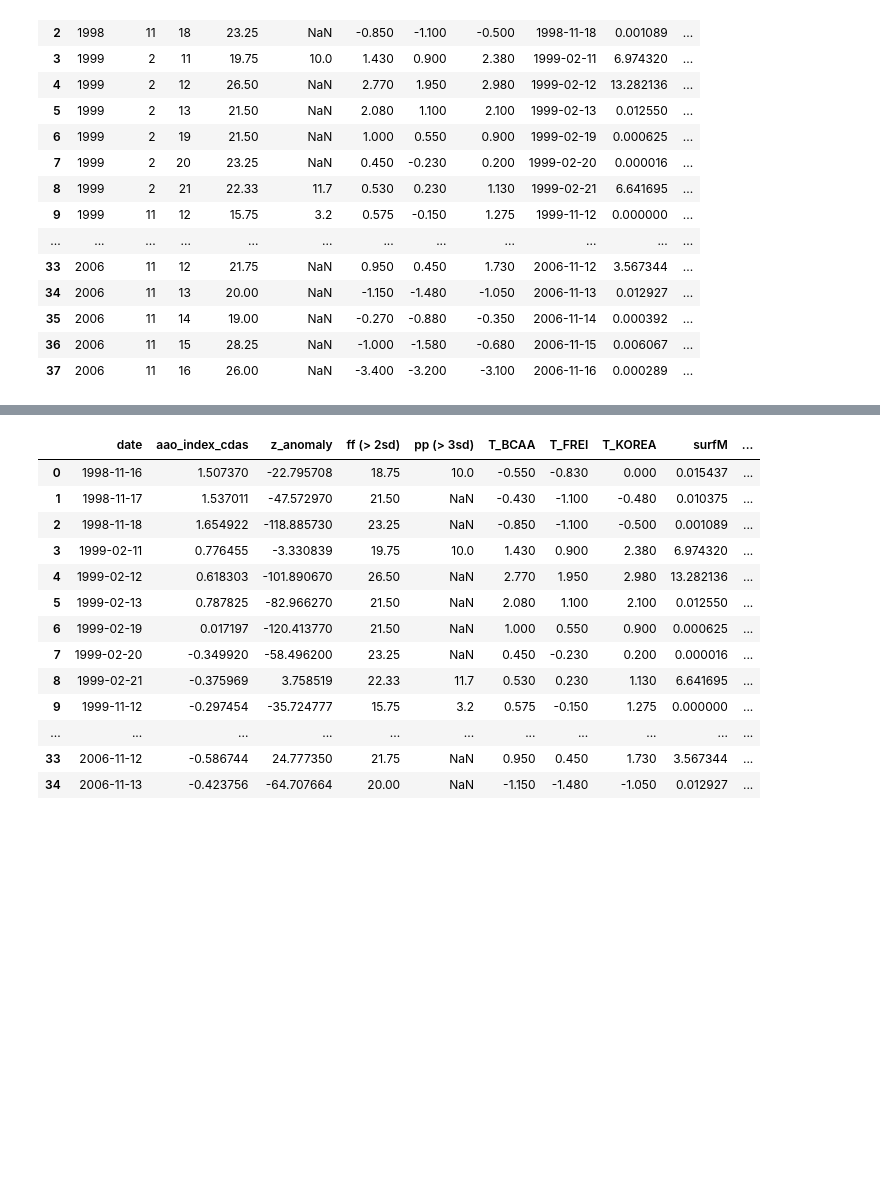
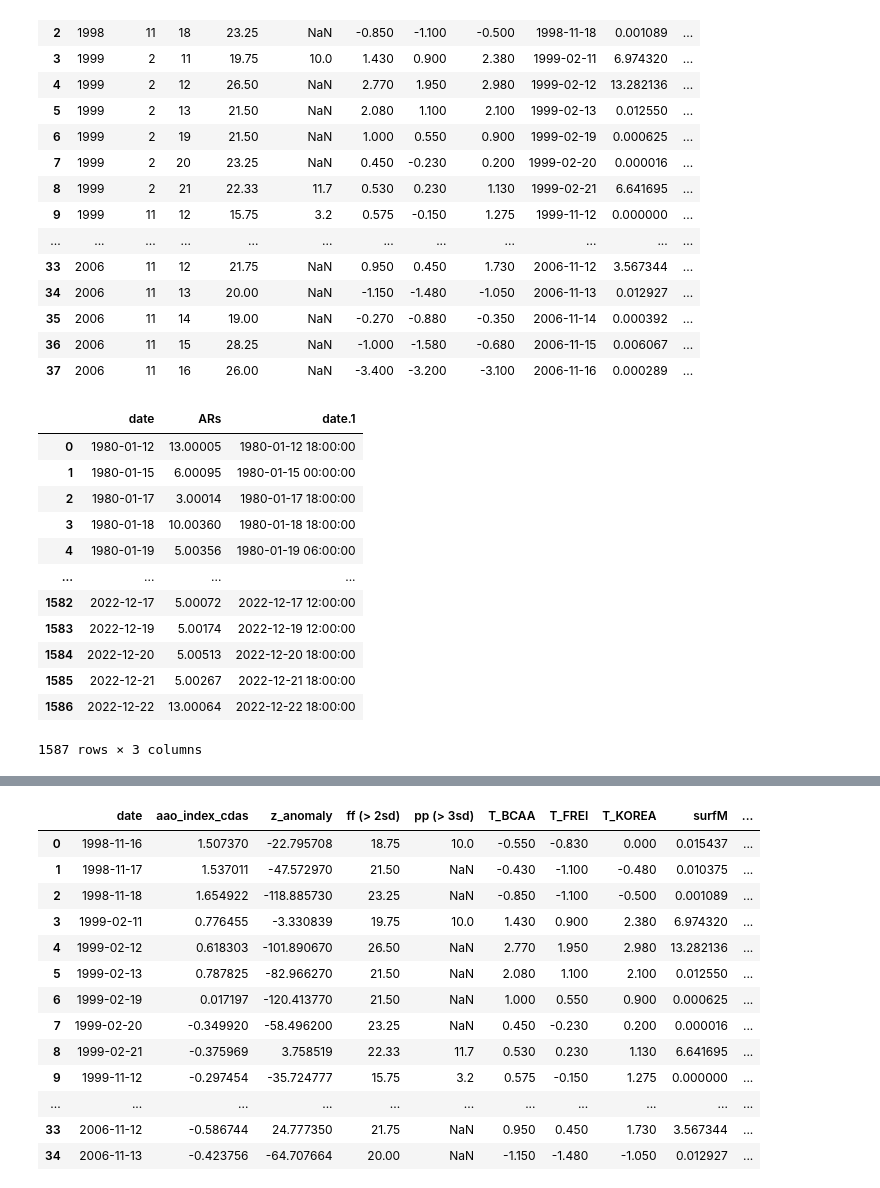
Before and after one commit to cryohydromettools/ARs_SSI_FEL, a Jupyter notebook: 5_EE_SSI_SAM_Z500.ipynb, the cells around one changed output, grey strips where cells are left out. Saved outputs shown, nothing was run; the diff lists cells and outputs as text; code cells hidden in the pictures; blank space fills up the shorter version.

```diff
--- a/5_EE_SSI_SAM_Z500.ipynb
+++ b/5_EE_SSI_SAM_Z500.ipynb
@@ -112,3 +112,21 @@ EE_Z500
 | 35 | 2006 | 11 | 14 | 19.00 | NaN | -0.270 | -0.880 | -0.350 | 2006-11-14 | 0.000392 | ... |
 | 36 | 2006 | 11 | 15 | 28.25 | NaN | -1.000 | -1.580 | -0.680 | 2006-11-15 | 0.006067 | ... |
 | 37 | 2006 | 11 | 16 | 26.00 | NaN | -3.400 | -3.200 | -3.100 | 2006-11-16 | 0.000289 | ... |
+# %%
+filename = '/home/cr2/cmtorres/repos/ARs_SSI_FEL/data/ARs_Guan_AP_day.csv'
+ARs_fall = pd.read_csv(filename, sep='\t', parse_dates=['date'])
+ARs_fall
+# %% [output]
+|  | date | ARs | date.1 |
+| 0 | 1980-01-12 | 13.00005 | 1980-01-12 18:00:00 |
+| 1 | 1980-01-15 | 6.00095 | 1980-01-15 00:00:00 |
+| 2 | 1980-01-17 | 3.00014 | 1980-01-17 18:00:00 |
+| 3 | 1980-01-18 | 10.00360 | 1980-01-18 18:00:00 |
+| 4 | 1980-01-19 | 5.00356 | 1980-01-19 06:00:00 |
+| ... | ... | ... | ... |
+| 1582 | 2022-12-17 | 5.00072 | 2022-12-17 12:00:00 |
+| 1583 | 2022-12-19 | 5.00174 | 2022-12-19 12:00:00 |
+| 1584 | 2022-12-20 | 5.00513 | 2022-12-20 18:00:00 |
+| 1585 | 2022-12-21 | 5.00267 | 2022-12-21 18:00:00 |
+| 1586 | 2022-12-22 | 13.00064 | 2022-12-22 18:00:00 |
+1587 rows × 3 columns
```
Also changed, not shown: parts of 7 cells of this notebook, 18 other files.
